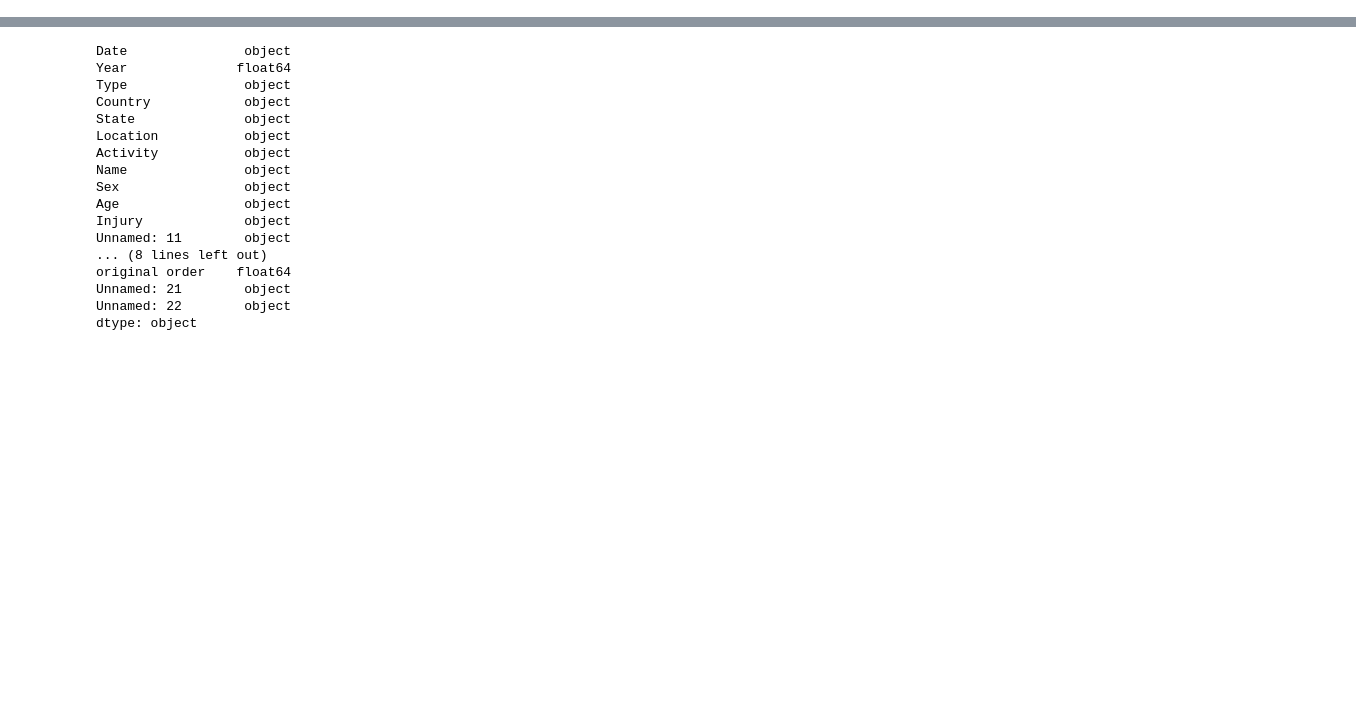
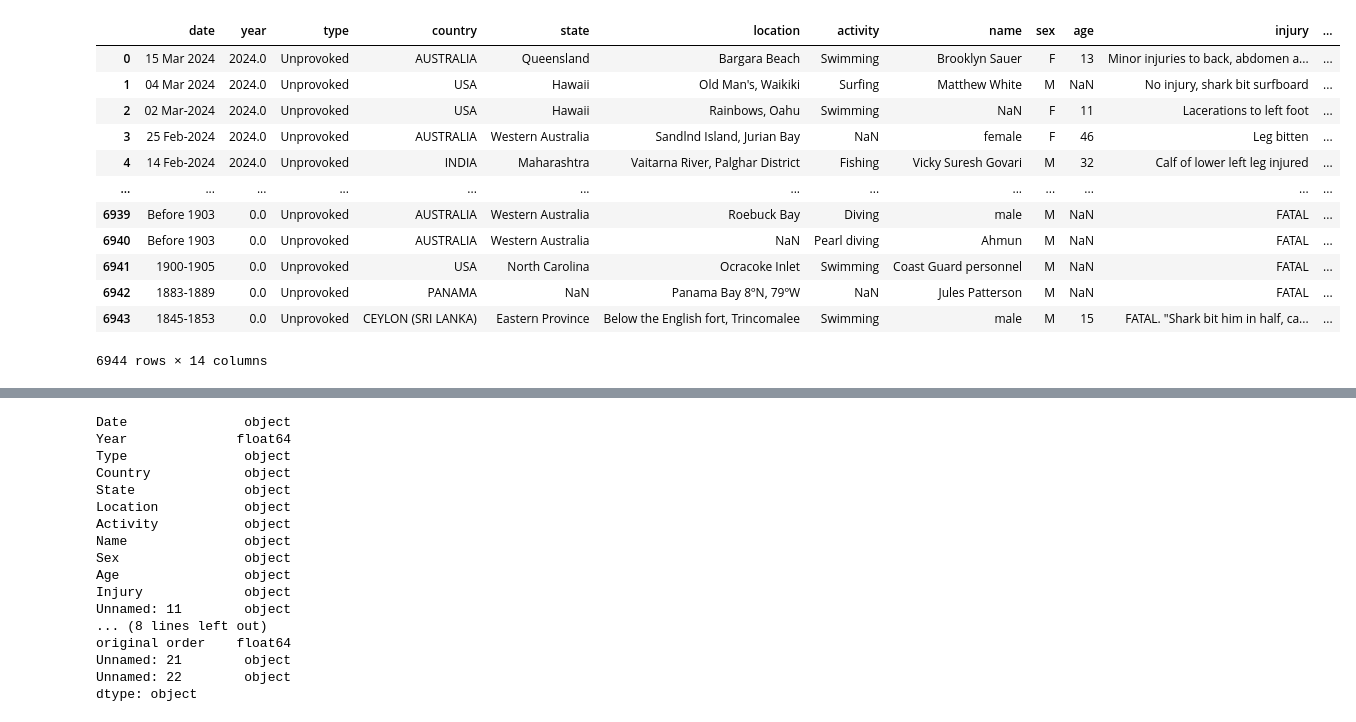
Before and after one commit to NGravereaux/sharks_attack_T3_P1, a Jupyter notebook: main.ipynb, the cells around one changed output, grey strips where cells are left out. Cells and saved outputs as stored; diff of their text form; code cells hidden in the pictures; blank space fills up the shorter version.

```diff
--- a/main.ipynb
+++ b/main.ipynb
@@ -15,0 +62,17 @@ df.head()
+# %%
+df_edit = df_edit.dropna(how='all') # remove all the rows have no values
+df_edit
+# %% [output]
+|  | date | year | type | country | state | location | activity | name | sex | age | injury | ... |
+| 0 | 15 Mar 2024 | 2024.0 | Unprovoked | AUSTRALIA | Queensland | Bargara Beach | Swimming | Brooklyn Sauer | F | 13 | Minor injuries to back, abdomen a... | ... |
+| 1 | 04 Mar 2024 | 2024.0 | Unprovoked | USA | Hawaii | Old Man's, Waikiki | Surfing | Matthew White | M | NaN | No injury, shark bit surfboard | ... |
+| 2 | 02 Mar-2024 | 2024.0 | Unprovoked | USA | Hawaii | Rainbows, Oahu | Swimming | NaN | F | 11 | Lacerations to left foot | ... |
+| 3 | 25 Feb-2024 | 2024.0 | Unprovoked | AUSTRALIA | Western Australia | Sandlnd Island, Jurian Bay | NaN | female | F | 46 | Leg bitten | ... |
+| 4 | 14 Feb-2024 | 2024.0 | Unprovoked | INDIA | Maharashtra | Vaitarna River, Palghar District | Fishing | Vicky Suresh Govari | M | 32 | Calf of lower left leg injured | ... |
+| ... | ... | ... | ... | ... | ... | ... | ... | ... | ... | ... | ... | ... |
+| 6939 | Before 1903 | 0.0 | Unprovoked | AUSTRALIA | Western Australia | Roebuck Bay | Diving | male | M | NaN | FATAL | ... |
+| 6940 | Before 1903 | 0.0 | Unprovoked | AUSTRALIA | Western Australia | NaN | Pearl diving | Ahmun | M | NaN | FATAL | ... |
+| 6941 | 1900-1905 | 0.0 | Unprovoked | USA | North Carolina | Ocracoke Inlet | Swimming | Coast Guard personnel | M | NaN | FATAL | ... |
+| 6942 | 1883-1889 | 0.0 | Unprovoked | PANAMA | NaN | Panama Bay 8ºN, 79ºW | NaN | Jules Patterson | M | NaN | FATAL | ... |
+| 6943 | 1845-1853 | 0.0 | Unprovoked | CEYLON (SRI LANKA) | Eastern Province | Below the English fort, Trincomalee | Swimming | male | M | 15 | FATAL. "Shark bit him in half, ca... | ... |
+6944 rows × 14 columns
```
Also changed, not shown: parts of 13 cells of this notebook, 1 other file.
